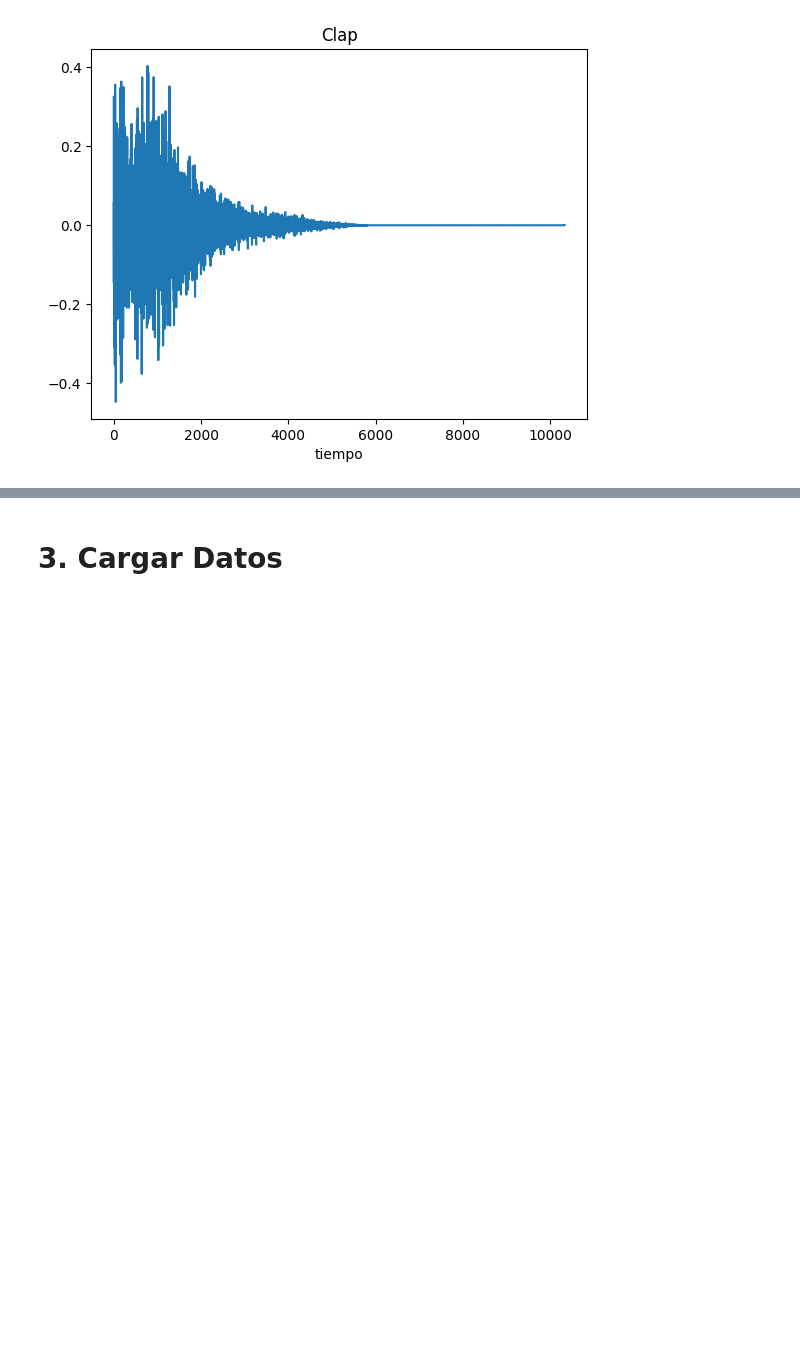
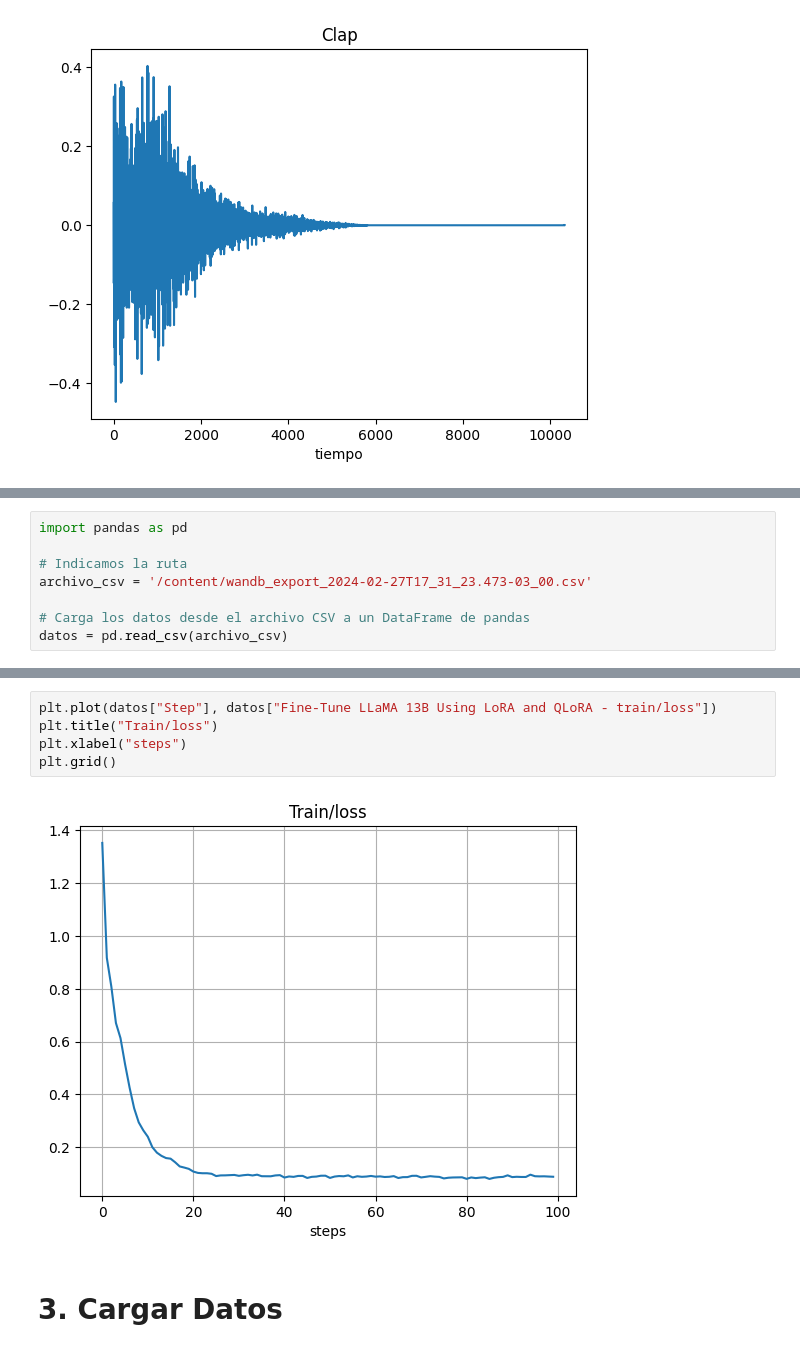
Before and after one commit to GbrlOl/python-course, a Jupyter notebook: module_course_by_GabrielOlmos.ipynb, the cells around one changed output, grey strips where cells are left out. Drawn from its saved outputs; the diff is of its cells as text; blank space fills up the shorter version.

```diff
--- a/module_course_by_GabrielOlmos.ipynb
+++ b/module_course_by_GabrielOlmos.ipynb
@@ -366,0 +369,8 @@ Text(0.5, 0, 'tiempo')
+# %%
+import pandas as pd
+
+# Indicamos la ruta
+archivo_csv = '/content/wandb_export_2024-02-27T17_31_23.473-03_00.csv'
+
+# Carga los datos desde el archivo CSV a un DataFrame de pandas
+datos = pd.read_csv(archivo_csv)
@@ -367,2 +404,9 @@ Text(0.5, 0, 'tiempo')
+# %%
+plt.plot(datos["Step"], datos["Fine-Tune LLaMA 13B Using LoRA and QLoRA - train/loss"])
+plt.title("Train/loss")
+plt.xlabel("steps")
+plt.grid()
+# %% [output]
+[figure, added]
 # %% [markdown]
 # 3. Cargar Datos
```
Also changed, not shown: parts of 3 cells of this notebook.
